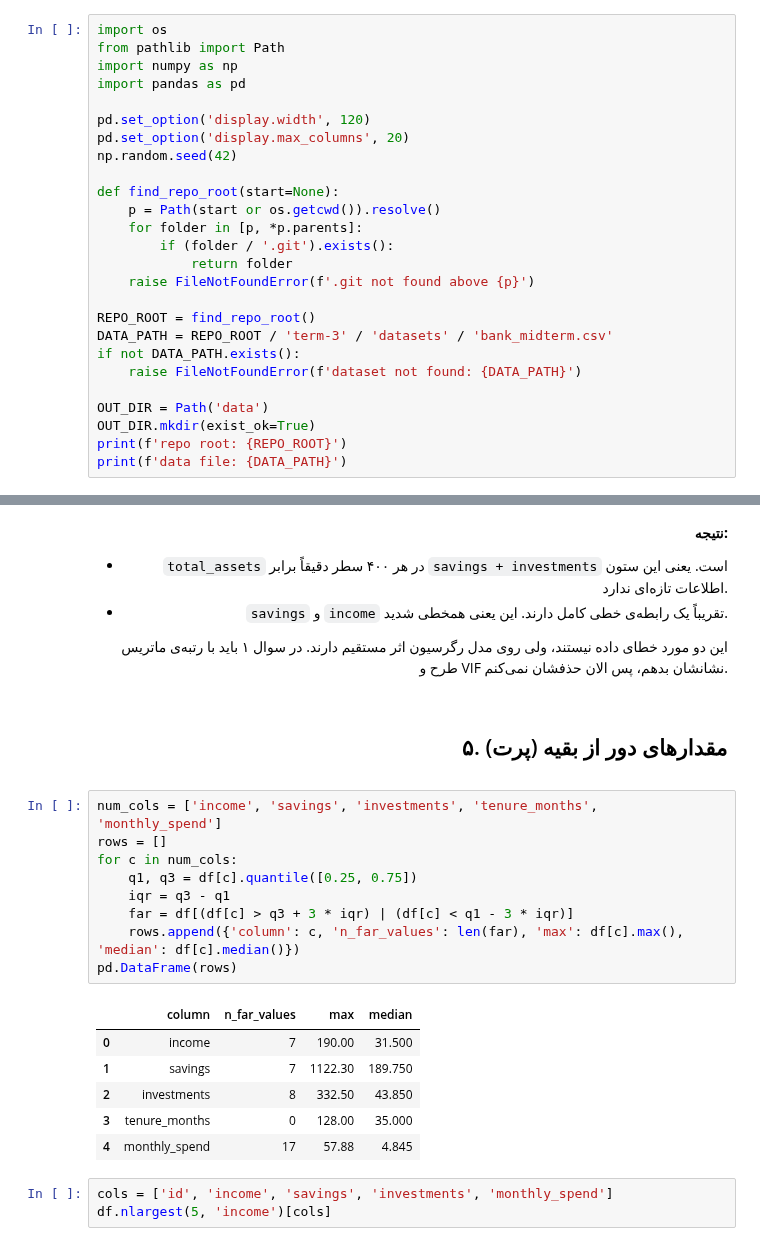
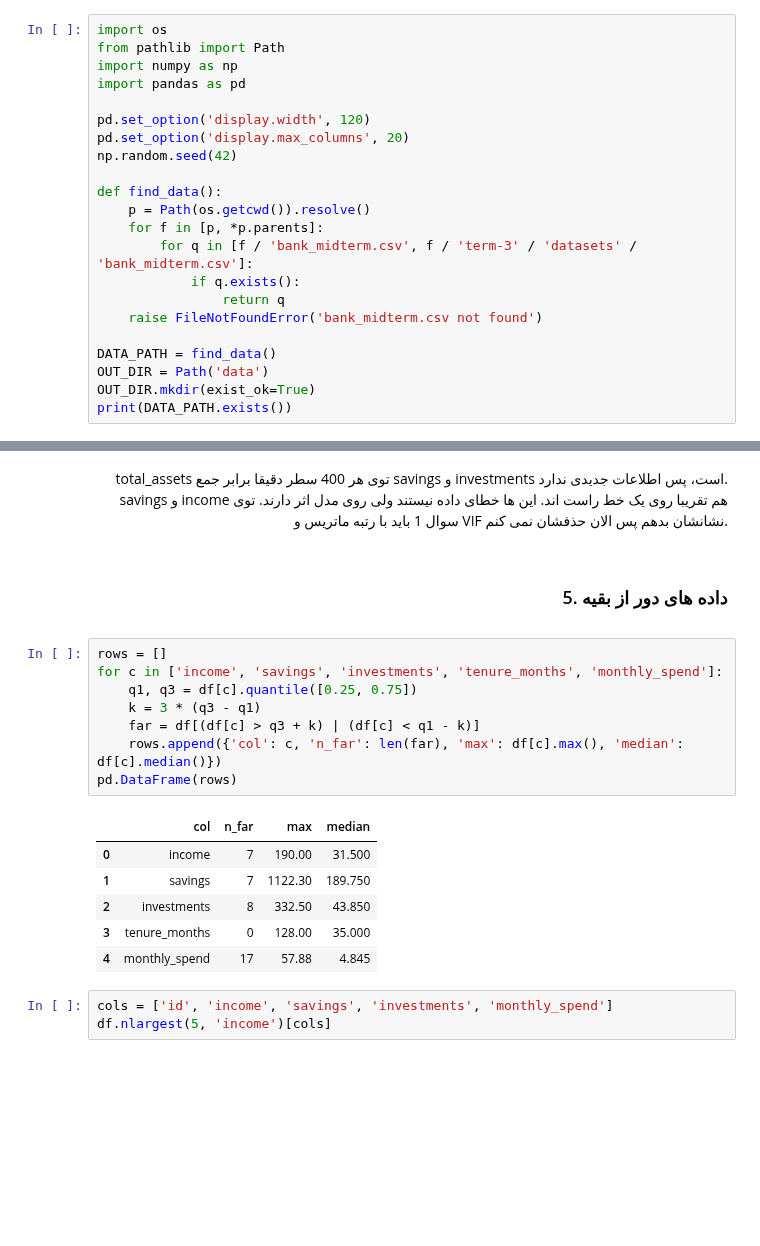
Before and after one commit to KiarashAkbari/ML-CHALLENGE, a Jupyter notebook: term-3/answers/quiz-1-answer/quiz-1-answer.ipynb, the cells around one changed output, grey strips where cells are left out. Cells and saved outputs as stored; diff of their text form; blank space fills up the shorter version.

```diff
--- a/term-3/answers/quiz-1-answer/quiz-1-answer.ipynb
+++ b/term-3/answers/quiz-1-answer/quiz-1-answer.ipynb
@@ -40,20 +26,16 @@ pd.set_option('display.width', 120)
 pd.set_option('display.max_columns', 20)
 np.random.seed(42)
 
-def find_repo_root(start=None):
-    p = Path(start or os.getcwd()).resolve()
-    for folder in [p, *p.parents]:
-        if (folder / '.git').exists():
-            return folder
-    raise FileNotFoundError(f'.git not found above {p}')
+def find_data():
+    p = Path(os.getcwd()).resolve()
+    for f in [p, *p.parents]:
+        for q in [f / 'bank_midterm.csv', f / 'term-3' / 'datasets' / 'bank_midterm.csv']:
+            if q.exists():
+                return q
+    raise FileNotFoundError('bank_midterm.csv not found')
 
-REPO_ROOT = find_repo_root()
-DATA_PATH = REPO_ROOT / 'term-3' / 'datasets' / 'bank_midterm.csv'
-if not DATA_PATH.exists():
-    raise FileNotFoundError(f'dataset not found: {DATA_PATH}')
-
+DATA_PATH = find_data()
 OUT_DIR = Path('data')
 OUT_DIR.mkdir(exist_ok=True)
-print(f'repo root: {REPO_ROOT}')
-print(f'data file: {DATA_PATH}')
+print(DATA_PATH.exists())
 # %% [output]
@@ -177,29 +148,25 @@ savings / income  ->  mean: 5.98  std: 0.41
 # %% [markdown]
 <div dir="rtl" style="text-align: right;">
 
-**نتیجه:**
-- `total_assets` در هر ۴۰۰ سطر دقیقاً برابر `savings + investments` است. یعنی این ستون اطلاعات تازه‌ای ندارد.
-- `savings` و `income` تقریباً یک رابطه‌ی خطی کامل دارند. این یعنی همخطی شدید.
-
-این دو مورد خطای داده نیستند، ولی روی مدل رگرسیون اثر مستقیم دارند. در سوال ۱ باید با رتبه‌ی ماتریس طرح و VIF نشانشان بدهم، پس الان حذفشان نمی‌کنم.
+total_assets توی هر 400 سطر دقیقا برابر جمع savings و investments است، پس اطلاعات جدیدی ندارد. savings و income هم تقریبا روی یک خط راست اند. این ها خطای داده نیستند ولی روی مدل اثر دارند. توی سوال 1 باید با رتبه ماتریس و VIF نشانشان بدهم پس الان حذفشان نمی کنم.
 
 </div>
 # %% [markdown]
 <div dir="rtl" style="text-align: right;">
 
-## ۵. مقدارهای دور از بقیه (پرت)
+### 5. داده های دور از بقیه
+
 </div>
 # %%
-num_cols = ['income', 'savings', 'investments', 'tenure_months', 'monthly_spend']
 rows = []
-for c in num_cols:
+for c in ['income', 'savings', 'investments', 'tenure_months', 'monthly_spend']:
     q1, q3 = df[c].quantile([0.25, 0.75])
-    iqr = q3 - q1
-    far = df[(df[c] > q3 + 3 * iqr) | (df[c] < q1 - 3 * iqr)]
-    rows.append({'column': c, 'n_far_values': len(far), 'max': df[c].max(), 'median': df[c].median()})
+    k = 3 * (q3 - q1)
+    far = df[(df[c] > q3 + k) | (df[c] < q1 - k)]
+    rows.append({'col': c, 'n_far': len(far), 'max': df[c].max(), 'median': df[c].median()})
 pd.DataFrame(rows)
 # %% [output]
-|  | column | n_far_values | max | median |
+|  | col | n_far | max | median |
 | 0 | income | 7 | 190.00 | 31.500 |
 | 1 | savings | 7 | 1122.30 | 189.750 |
 | 2 | investments | 8 | 332.50 | 43.850 |
```
Also changed, not shown: parts of 175 cells of this notebook, 4 other files.
